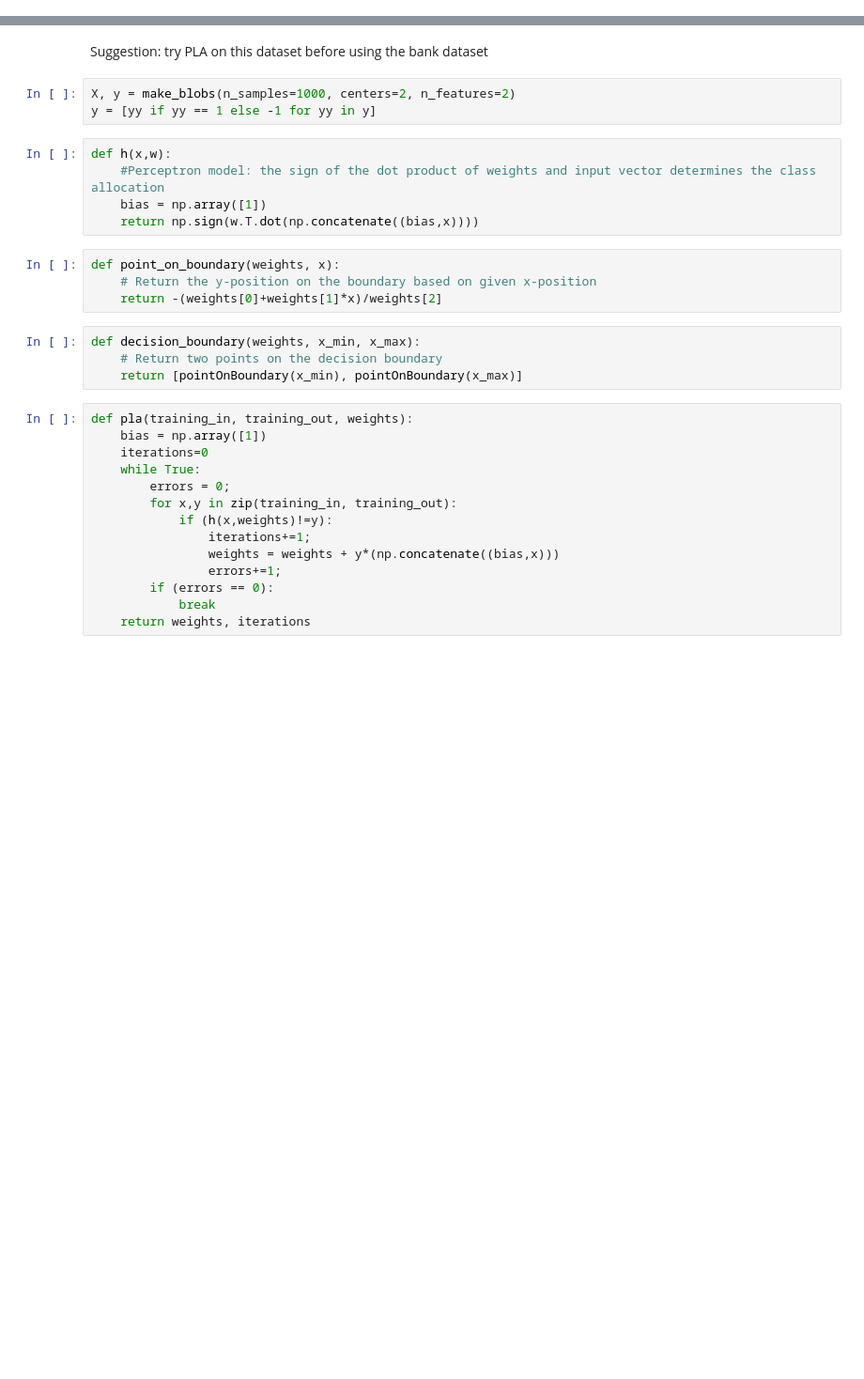
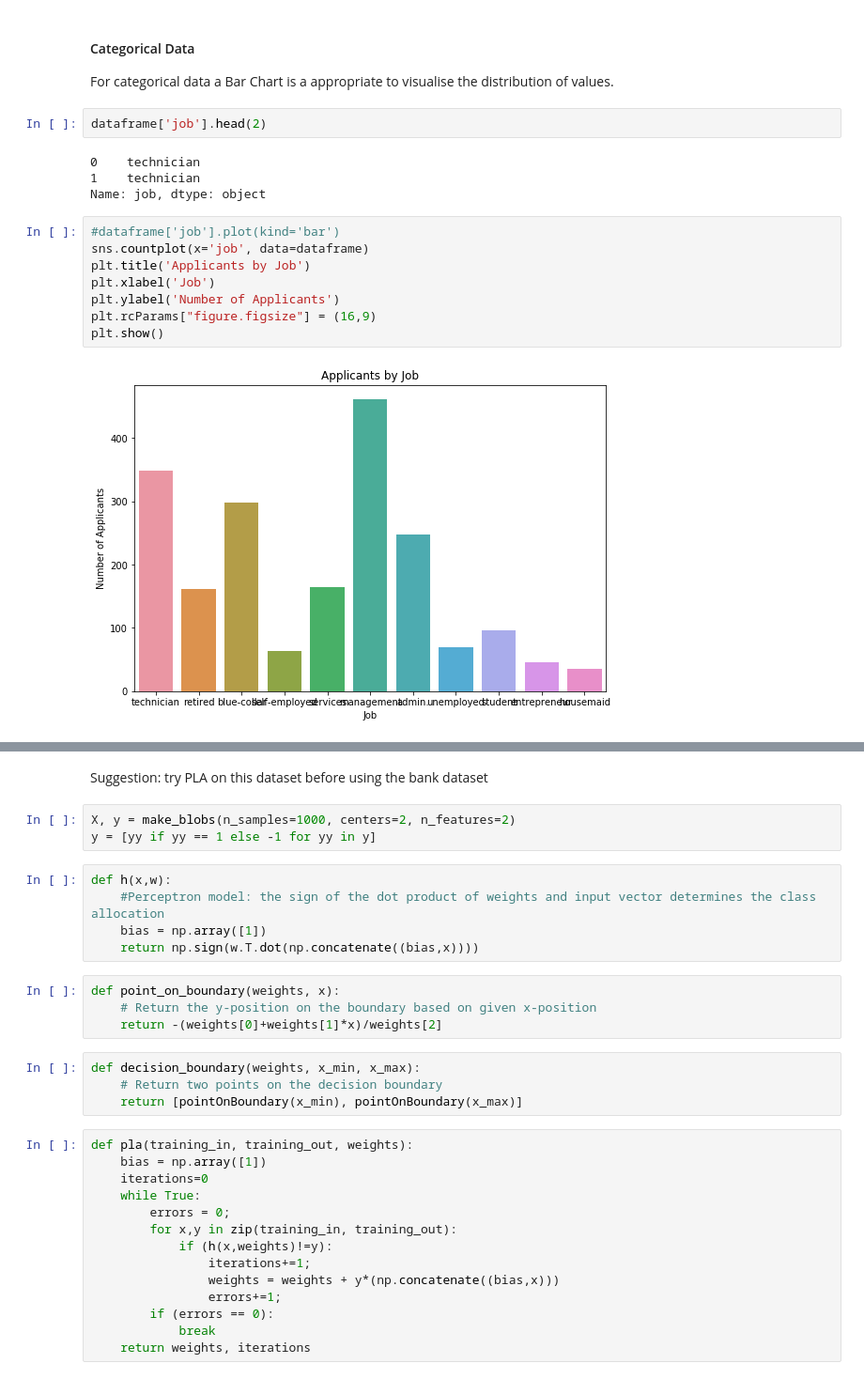
Before and after one commit to vipulpopat/MSCAI_Sem1_Etivity1, a Jupyter notebook: Etivity1.ipynb, the cells around one changed output, grey strips where cells are left out. Shown at 94% size. Drawn from its saved outputs; the diff is of its cells as text; blank space fills up the shorter version.

```diff
--- a/Etivity1.ipynb
+++ b/Etivity1.ipynb
@@ -10,0 +141,20 @@ import pandas as pd
+# %% [markdown]
+#### Categorical Data
+
+For categorical data a Bar Chart is a appropriate to visualise the distribution of values.
+# %%
+dataframe['job'].head(2)
+# %% [output]
+0    technician
+1    technician
+Name: job, dtype: object
+# %%
+#dataframe['job'].plot(kind='bar')
+sns.countplot(x='job', data=dataframe)
+plt.title('Applicants by Job')
+plt.xlabel('Job')
+plt.ylabel('Number of Applicants')
+plt.rcParams["figure.figsize"] = (16,9)
+plt.show()
+# %% [output]
+[figure, added]
```
Also changed, not shown: parts of 28 cells of this notebook.
